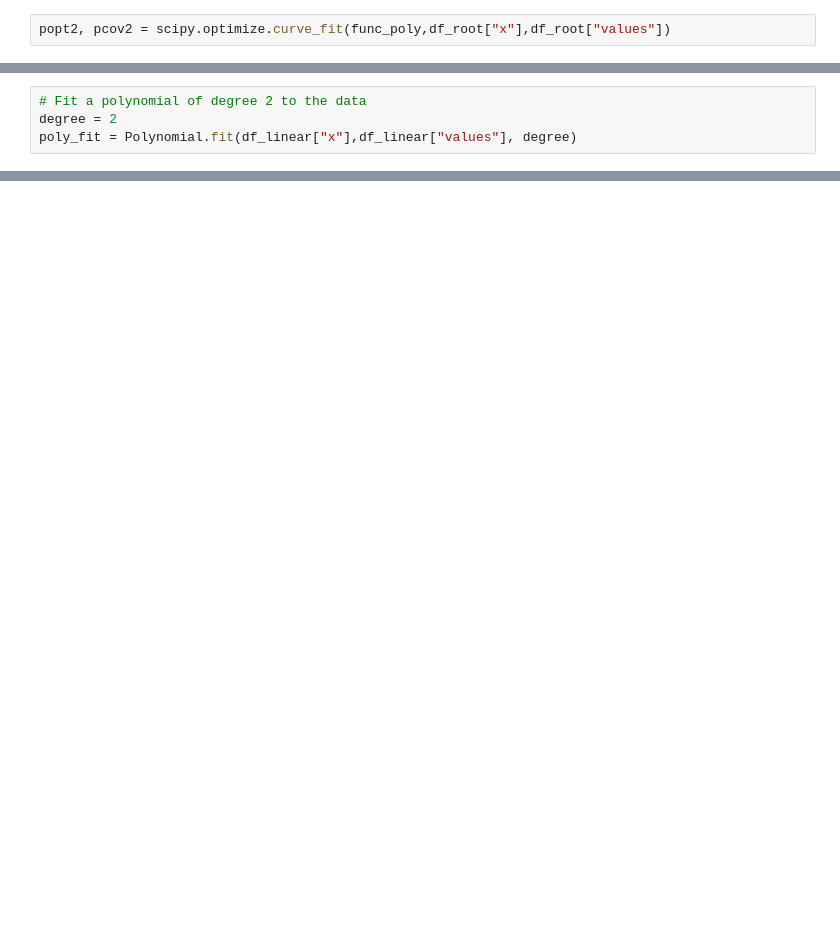
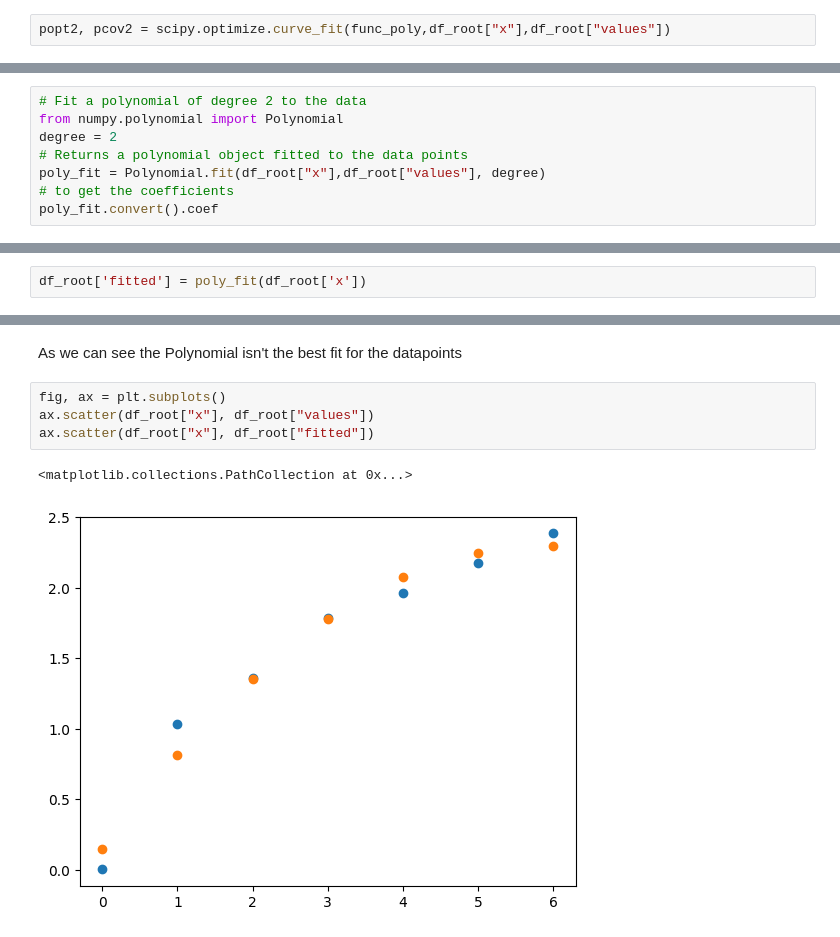
Before and after one commit to DaviddpIT/EV-Analysis, a Jupyter notebook: numpy_polyfit_test.ipynb, the cells around one changed output, grey strips where cells are left out. Saved outputs shown, nothing was run; the diff lists cells and outputs as text; blank space fills up the shorter version.

Commit message:
weiterführung der curvefitting test

```diff
--- a/numpy_polyfit_test.ipynb
+++ b/numpy_polyfit_test.ipynb
@@ -41,4 +79,8 @@ popt2
 # %%
 # Fit a polynomial of degree 2 to the data
+from numpy.polynomial import Polynomial
 degree = 2
-poly_fit = Polynomial.fit(df_linear["x"],df_linear["values"], degree)
+# Returns a polynomial object fitted to the data points
+poly_fit = Polynomial.fit(df_root["x"],df_root["values"], degree)
+# to get the coefficients
+poly_fit.convert().coef
@@ -48,0 +89,2 @@ poly_fit.convert().coef
+# %%
+df_root['fitted'] = poly_fit(df_root['x'])
@@ -48,0 +102,9 @@ poly_fit.convert().coef
+# %% [markdown]
+As we can see the Polynomial isn't the best fit for the datapoints
+# %%
+fig, ax = plt.subplots()
+ax.scatter(df_root["x"], df_root["values"])
+ax.scatter(df_root["x"], df_root["fitted"])
+# %% [output]
+<matplotlib.collections.PathCollection at 0x...>
+[figure, added]
```
Also changed, not shown: parts of 17 cells of this notebook.
